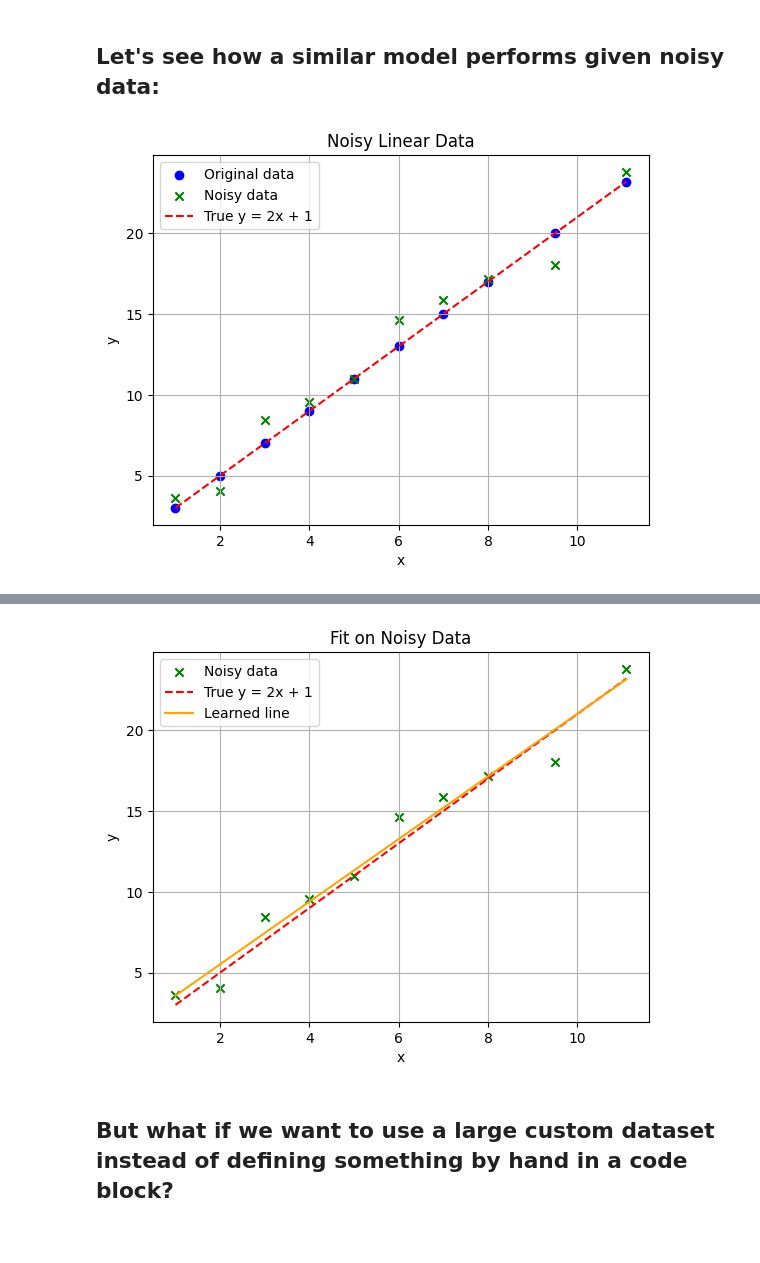
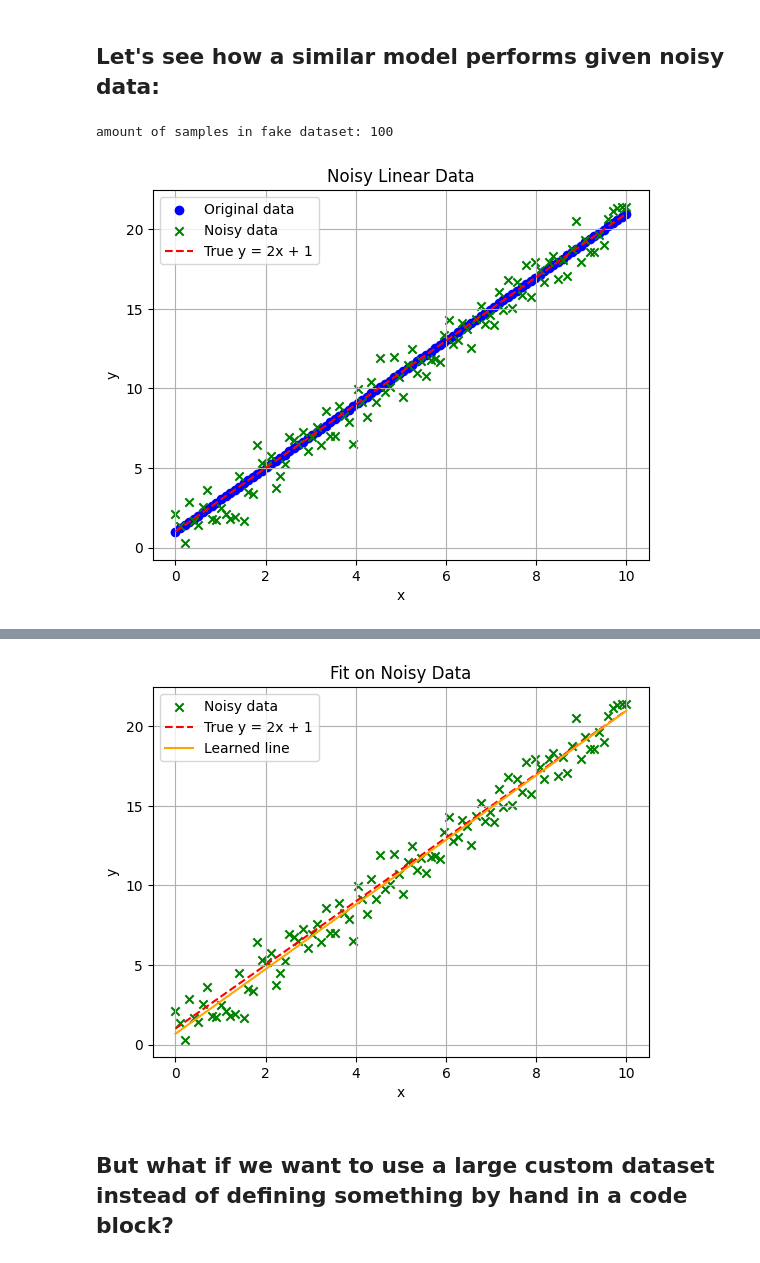
Before and after one commit to G-Chist/google-colab-workshop, a Jupyter notebook: Colab_Workshop.ipynb, the cells around one changed output, grey strips where cells are left out. Saved outputs shown, nothing was run; the diff lists cells and outputs as text; code cells hidden in the pictures.

```diff
--- a/Colab_Workshop.ipynb
+++ b/Colab_Workshop.ipynb
@@ -48,6 +64,6 @@ model = nn.Linear(1, 1)
 ## Let's also define the loss function and the optimizer:
 # %%
 criterion = nn.MSELoss()  # Mean Squared Error
-optimizer = optim.SGD(model.parameters(), lr=0.01)  # Stochastic Gradient Descent
+optimizer = optim.SGD(model.parameters(), lr=0.001)  # Stochastic Gradient Descent
 # %% [markdown]
 ## And now we can finally train the model!
@@ -92,3 +70,19 @@ Epoch 1000, Loss: 0.0001, Predictions: [ 2.9866862  4.9887877  6.990889   8.9929
+# %%
+def train_nn(model: nn.Module, x: np.ndarray, y:np.ndarray,  criterion: nn.Module, optimizer: optim.Optimizer, num_epochs: int = 1000 ):
+    x = torch.tensor(x, dtype=torch.float32).view(-1, 1)
+    y = torch.tensor(y, dtype=torch.float32).view(-1,1)
+    # print(x.dtype)
+    # print(y.dtype)
+    for epoch in trange(num_epochs):
+        y_pred = model(x)
+        loss = criterion(y_pred, y)
+        optimizer.zero_grad()#zero out gradients to remove gradient accumulation from prior iters
+        loss.backward() #cheatcode, look into autograd to see how this works
+        optimizer.step()
+        if (epoch+1) % 100 == 0:
+            print(f"Epoch {epoch+1}, Loss: {loss.item():.4f}")
+            # print(f"Predictions: {y_pred.detach().numpy().flatten()}")
+    return model
 # %% [markdown]
 ## Let's see the parameters and make some predictions given this model now:
 # %%
@@ -123,60 +124,47 @@ Predictions for x = 5.0 and 6.0: [[10.995114]
 # ---------------------------------
 
 # Original clean data: y = 2x + 1
-x_noisy = torch.tensor([[1.0], [2.0], [3.0], [4.0], [5.0], [6.0], [7.0], [8.0], [9.5], [11.1]])
-noise = torch.tensor(np.random.normal(0, 0.8, size=x_noisy.shape).astype(np.float32))
-y_noisy = 2 * x_noisy + 1 + noise
+x_noisy, y_noisy = create_sample_data(noise=True)
 
 # Convert to numpy for plotting
-x_noisy_np = x_noisy.numpy().flatten()
-y_noisy_np = y_noisy.numpy().flatten()
+x_noisy_np = x_noisy.flatten()
+y_noisy_np = y_noisy.flatten()
 
 # Plot noisy data vs original
-plt.scatter(x_np, y_np, color='blue', label='Original data')
+plt.scatter(x, y, color='blue', label='Original data')
 plt.scatter(x_noisy_np, y_noisy_np, color='green', marker='x', label='Noisy data')
-plt.plot(x_np, 2*x_np + 1, color='red', linestyle='--', label='True y = 2x + 1')
+plt.plot(x, 2*x + 1, color='red', linestyle='--', label='True y = 2x + 1')
 plt.xlabel('x')
 plt.ylabel('y')
 plt.title('Noisy Linear Data')
 plt.legend()
 plt.grid(True)
 plt.show()
 
 # ---------------------------------
 # Retrain model on noisy data
 # ---------------------------------
-model_noisy = nn.Linear(1, 1)  # fresh model
+model_noisy = SimpleNN(1,1)
 criterion = nn.MSELoss()
-optimizer = optim.SGD(model_noisy.parameters(), lr=0.01)
-
-epochs = 1000
-for epoch in range(epochs):
-    y_pred_noisy = model_noisy(x_noisy)
-    loss = criterion(y_pred_noisy, y_noisy)
-
-    optimizer.zero_grad()
-    loss.backward()
-    optimizer.step()
-
-    if (epoch+1) % 100 == 0:
-        [w, b] = model_noisy.parameters()
-        print(f"Epoch {epoch+1}, Loss: {loss.item():.4f}, Weight: {w.item():.4f}, Bias: {b.item():.4f}")
+optimizer_noisy = optim.SGD(model_noisy.parameters(), lr=0.01)
+best_noisy_mod = train_nn(model_noisy, x_noisy_np, y_noisy_np, criterion, optimizer=optimizer_noisy)
 
 # ---------------------------------
 # Visualize learned fit on noisy data
 # ---------------------------------
-[w, b] = model_noisy.parameters()
-print(f"Learned weight (noisy data): {w.item():.4f}, Learned bias: {b.item():.4f}")
+[w_noisy, b_noisy] = model_noisy.parameters()
+print(f"Learned weight (noisy data): {w_noisy.item():.4f}, Learned bias: {b_noisy.item():.4f}")
 
 # Plot noisy points and learned line
 plt.scatter(x_noisy_np, y_noisy_np, color='green', marker='x', label='Noisy data')
-plt.plot(x_np, 2*x_np + 1, color='red', linestyle='--', label='True y = 2x + 1')
-plt.plot(x_noisy_np, (w.item()*x_noisy_np + b.item()), color='orange', label='Learned line')
+plt.plot(x, 2*x + 1, color='red', linestyle='--', label='True y = 2x + 1')
+plt.plot(x_noisy_np, (w_noisy.item()*x_noisy_np + b_noisy.item()), color='orange', label='Learned line')
 plt.xlabel('x')
 plt.ylabel('y')
 plt.title('Fit on Noisy Data')
 plt.legend()
 plt.grid(True)
 plt.show()
 # %% [output]
+amount of samples in fake dataset: 100
-[figure, old version]
+[figure, new version]
@@ -194,4 +182,4 @@ Learned weight (noisy data): 1.9383, Learned bias: 1.6373
-[figure, old version]
+[figure, new version]
 # %% [markdown]
 ## But what if we want to use a large custom dataset instead of defining something by hand in a code block?
 # %% [markdown]
```
Also changed, not shown: parts of 11 cells of this notebook.
